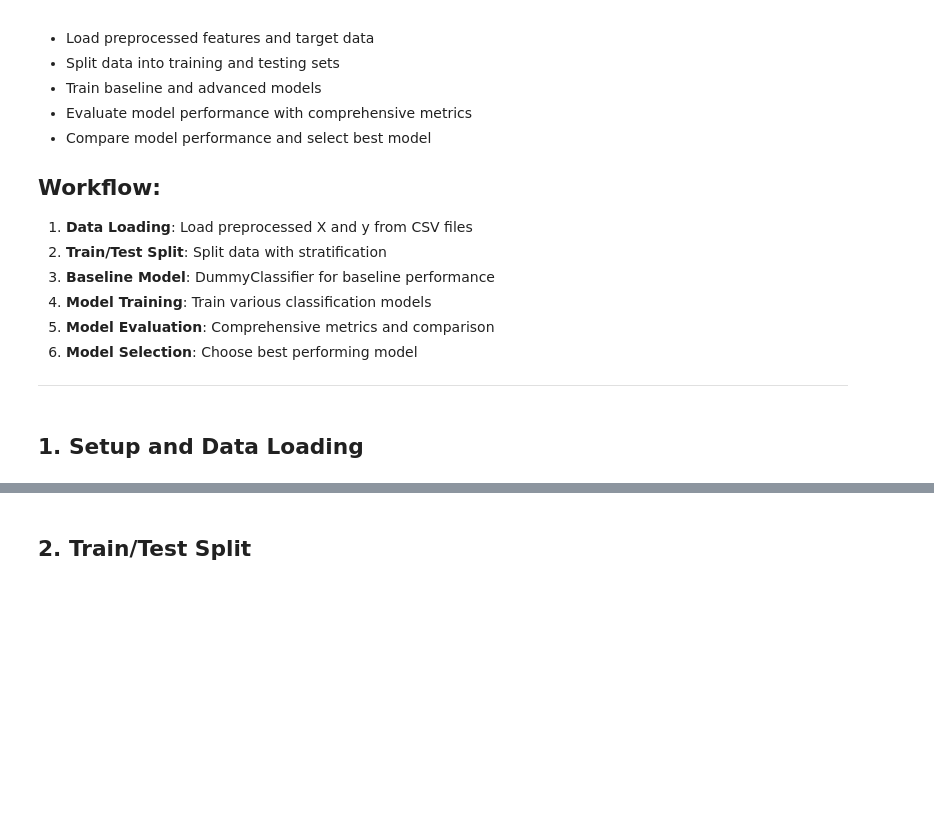
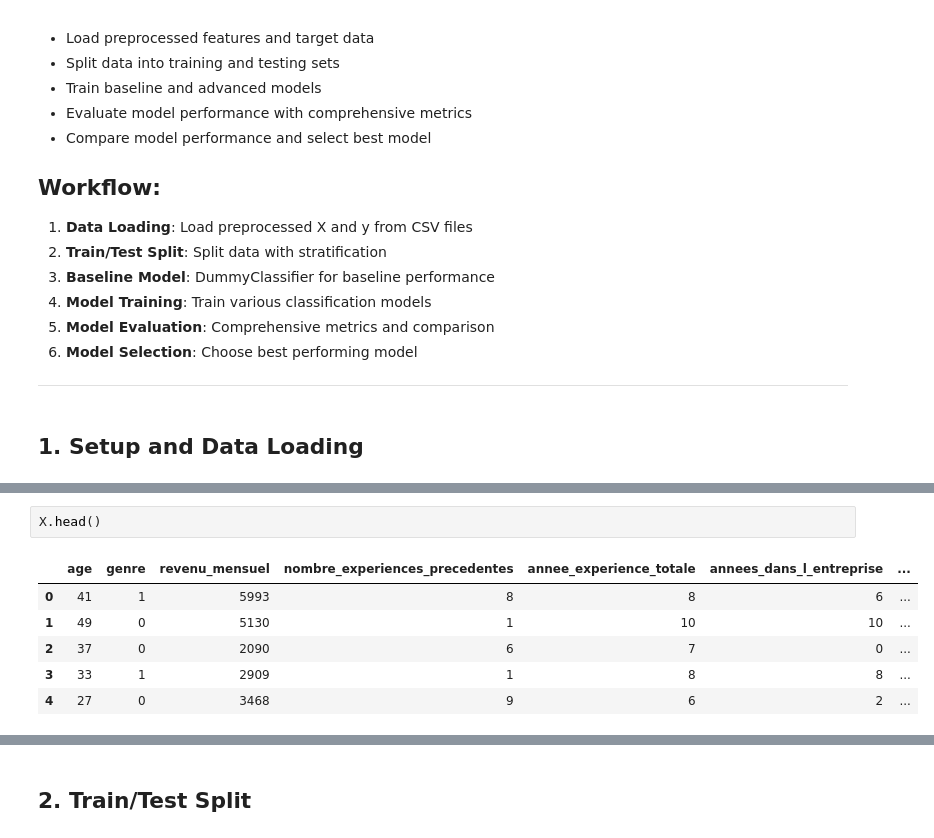
Before and after one commit to XavierCoulon/OC_P4_ESN_TechNova_Partners, a Jupyter notebook: notebooks/modeling/training/03_model_training_and_evaluation.ipynb, the cells around one changed output, grey strips where cells are left out. Saved outputs shown, nothing was run; the diff lists cells and outputs as text; blank space fills up the shorter version.

```diff
--- a/notebooks/modeling/training/03_model_training_and_evaluation.ipynb
+++ b/notebooks/modeling/training/03_model_training_and_evaluation.ipynb
@@ -105,3 +107,12 @@ LOADING PREPROCESSED DATA:
      Class 1: 237 (16.1%)
 
 🎯 Data ready for modeling!
+# %%
+X.head()
+# %% [output]
+|  | age | genre | revenu_mensuel | nombre_experiences_precedentes | annee_experience_totale | annees_dans_l_entreprise | ... |
+| 0 | 41 | 1 | 5993 | 8 | 8 | 6 | ... |
+| 1 | 49 | 0 | 5130 | 1 | 10 | 10 | ... |
+| 2 | 37 | 0 | 2090 | 6 | 7 | 0 | ... |
+| 3 | 33 | 1 | 2909 | 1 | 8 | 8 | ... |
+| 4 | 27 | 0 | 3468 | 9 | 6 | 2 | ... |
```
Also changed, not shown: parts of 15 cells of this notebook, 6 other files.
